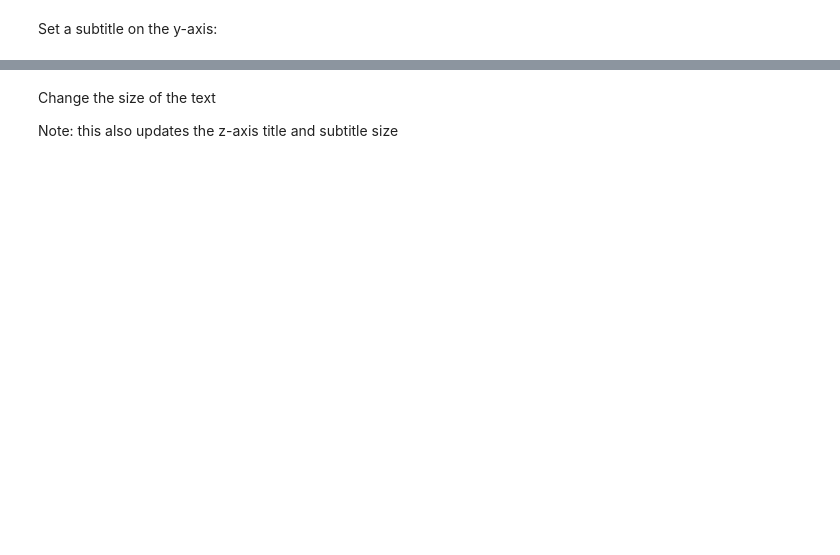
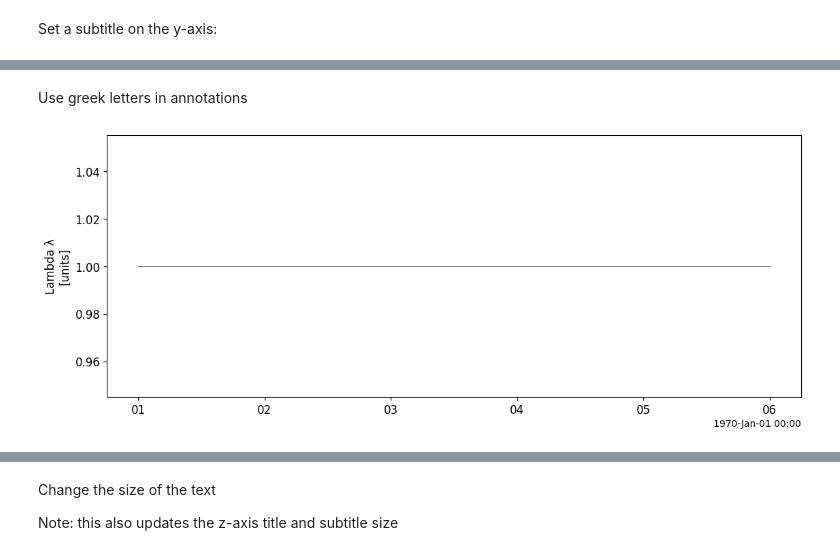
Before and after one commit to spedas/pyspedas_examples, a Jupyter notebook: pyspedas_examples/notebooks/PyTplot_annotations.ipynb, the cells around one changed output, grey strips where cells are left out. Cells and saved outputs as stored; diff of their text form; code cells hidden in the pictures; blank space fills up the shorter version.

Commit message:
Adding examples showing greek letters, superscripts and subscripts

```diff
--- a/pyspedas_examples/notebooks/PyTplot_annotations.ipynb
+++ b/pyspedas_examples/notebooks/PyTplot_annotations.ipynb
@@ -38,0 +41,8 @@ tplot('data')
+# %% [markdown]
+Use greek letters in annotations
+# %%
+options('data', 'ytitle', 'Lambda λ')
+
+tplot('data')
+# %% [output]
+[figure, added]
```
Also changed, not shown: parts of 18 cells of this notebook.
